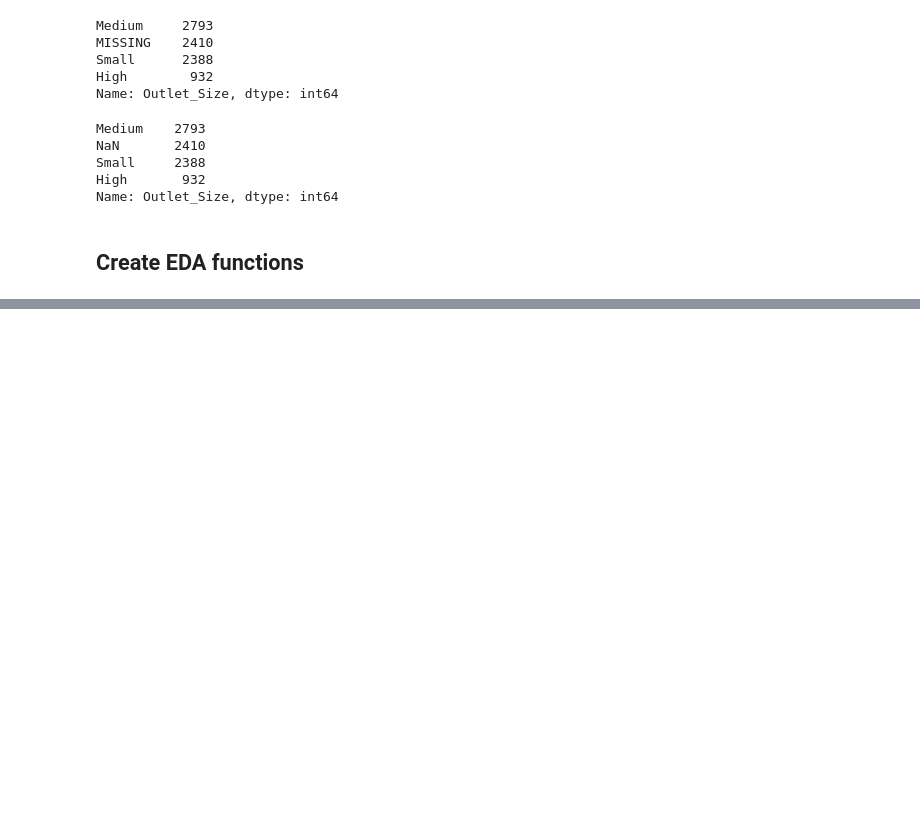
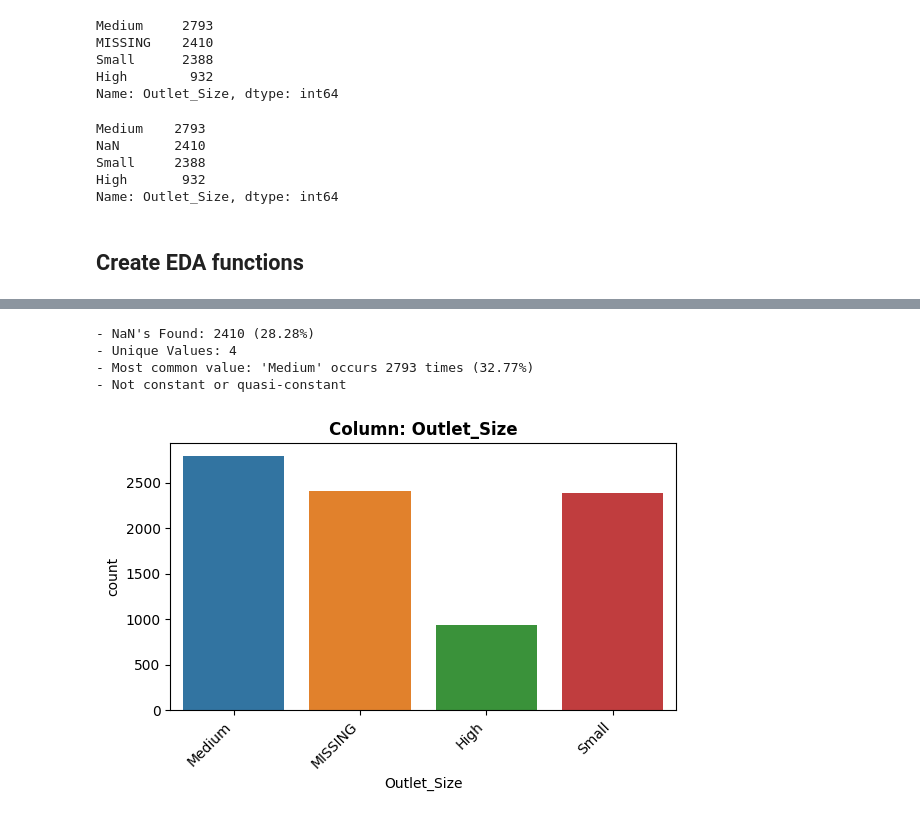
Before and after one commit to Carla9711/Prediction-of-Product-Sales, a Jupyter notebook: Prediction of Product Sales.ipynb, the cells around one changed output, grey strips where cells are left out. Drawn from its saved outputs; the diff is of its cells as text; code cells hidden in the pictures; blank space fills up the shorter version.

```diff
--- a/Prediction of Product Sales.ipynb
+++ b/Prediction of Product Sales.ipynb
@@ -584,0 +613,8 @@ def explore_categorical(df, x, fillna = True, placeholder = 'MISSING', figsize =
+# %%
+explore_categorical(df_sales,x='Outlet_Size');
+# %% [output]
+- NaN's Found: 2410 (28.28%)
+- Unique Values: 4
+- Most common value: 'Medium' occurs 2793 times (32.77%)
+- Not constant or quasi-constant
+[figure, added]
```
Also changed, not shown: parts of 8 cells of this notebook.
